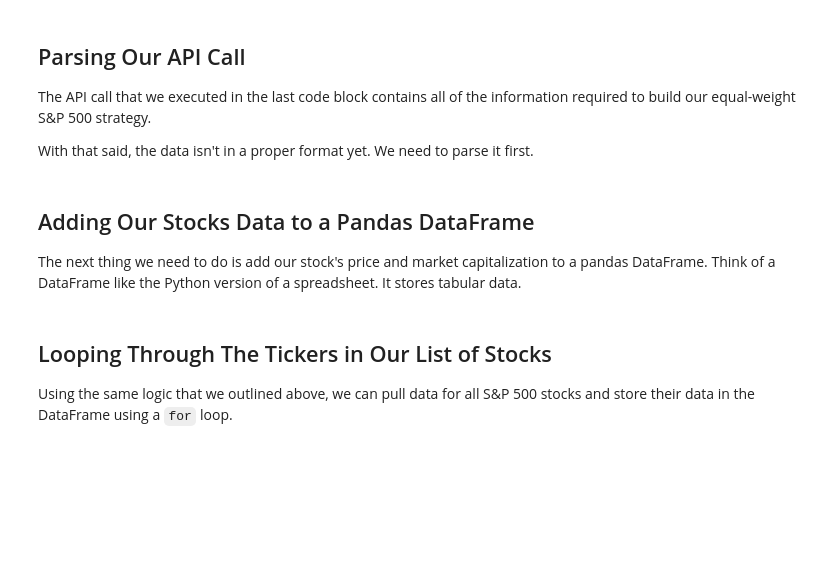
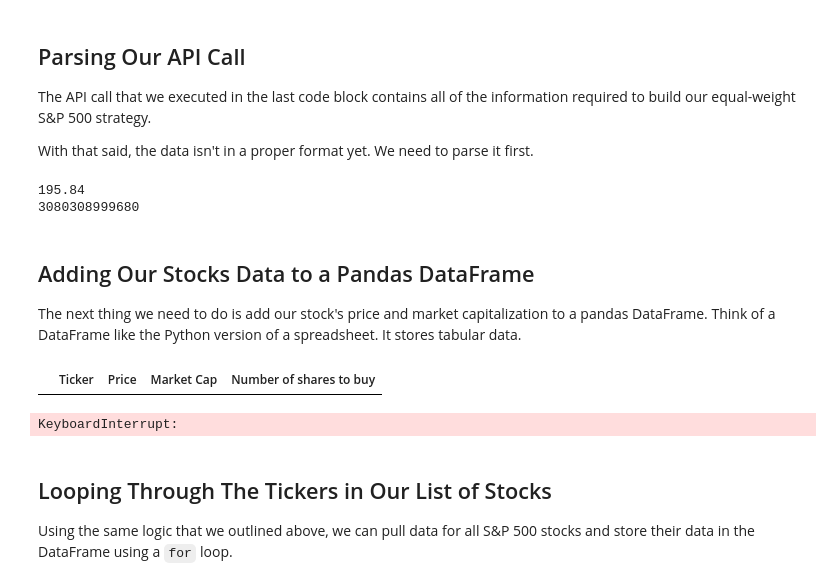
Before and after one commit to nickmccullum/algorithmic-trading-python, a Jupyter notebook: starter_files/001_equal_weight_S&P_500.ipynb, the cells around one changed output. Drawn from its saved outputs; the diff is of its cells as text; code cells hidden in the pictures; blank space fills up the shorter version.

```diff
--- a/starter_files/001_equal_weight_S&P_500.ipynb
+++ b/starter_files/001_equal_weight_S&P_500.ipynb
@@ -45,10 +78,41 @@ We need the following information from the API:
 The API call that we executed in the last code block contains all of the information required to build our equal-weight S&P 500 strategy.
 
 With that said, the data isn't in a proper format yet. We need to parse it first.
+# %%
+price = data['latestPrice']
+marketCap = data['marketCap']
+print(price)
+print(marketCap)
+# %% [output]
+195.84
+3080308999680
 # %% [markdown]
 ## Adding Our Stocks Data to a Pandas DataFrame
 
 The next thing we need to do is add our stock's price and market capitalization to a pandas DataFrame. Think of a DataFrame like the Python version of a spreadsheet. It stores tabular data.
+# %%
+my_columns = ['Ticker','Price','Market Cap','Number of shares to buy']
+final_dataframe = pd.DataFrame(columns = my_columns)
+final_dataframe
+# %% [output]
+|  | Ticker | Price | Market Cap | Number of shares to buy |
+# %%
+for stock in stocks['Ticker']:
+    api_url=f'https://api.iex.cloud/v1/data/core/quote/{stock}?token={IEX_CLOUD_API_TOKEN}'
+    data = requests.get(api_url).json()[0]
+    final_dataframe = final_dataframe._append(
+        pd.Series(
+            [
+                stock,
+                data['latestPrice'],
+                data['marketCap'],
+                'N/A'
+            ],
+            index = my_columns),
+            ignore_index = True
+    )
+# %% [output]
+KeyboardInterrupt:
 # %% [markdown]
 ## Looping Through The Tickers in Our List of Stocks
 
```
Also changed, not shown: parts of 14 cells of this notebook, 2 other files.
